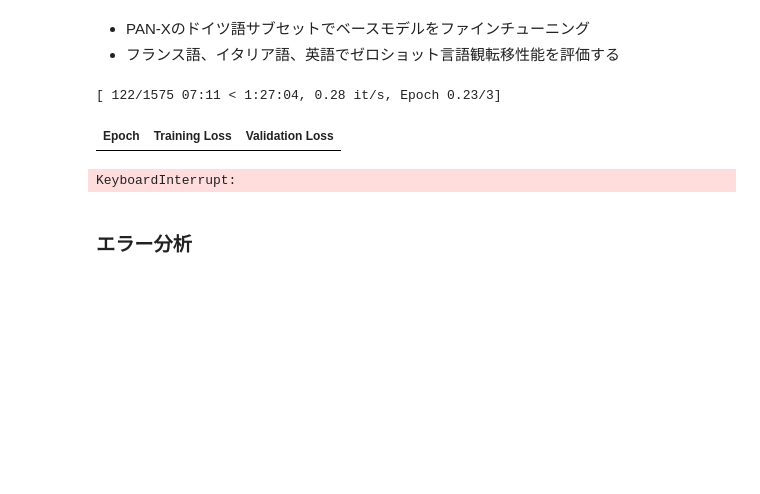
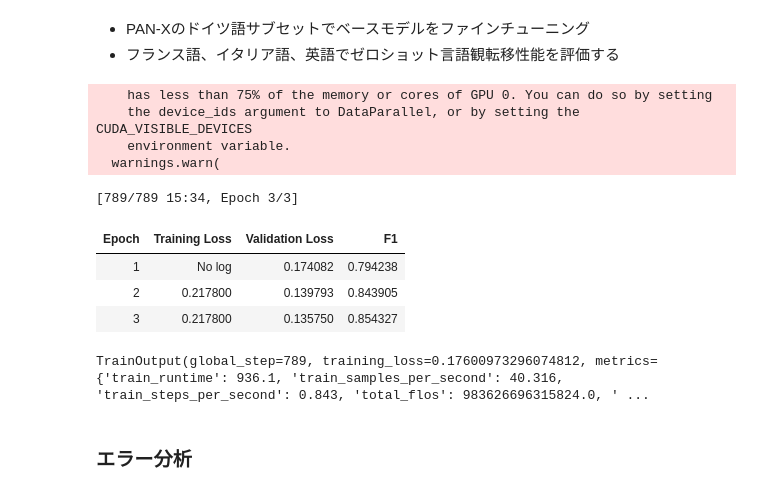
Before and after one commit to inoueshinichi/Book_Transformers, a Jupyter notebook: ch04_ner.ipynb, the cells around one changed output. Saved outputs shown, nothing was run; the diff lists cells and outputs as text; code cells hidden in the pictures; blank space fills up the shorter version.

```diff
--- a/ch04_ner.ipynb
+++ b/ch04_ner.ipynb
@@ -563,14 +625,19 @@ DatasetDict({
 # %%
+# seqevalライブラリの使用例
 from seqeval.metrics import classification_report
 
-y_true = [
+# 固有表現認識のタグ
+y_true: list[list] = [
     ["0", "0", "0", "B-MISC", "I-MISC", "I-MISC", "0"],
     ["B-PER", "I-PER", "0"]
 ]
-y_pred = [
+
+# モデルの予測
+y_pred: list[list] = [
     ["0", "0", "B-MISC", "I-MISC", "I-MISC", "I-MISC", "0"],
     ["B-PER", "I-PER", "0"]
 ]
+
 print(classification_report(y_true, y_pred))
 # %% [output]
               precision    recall  f1-score   support
@@ -621,12 +686,12 @@ training_args = TrainingArguments(
     num_train_epochs=num_epochs,
     per_device_train_batch_size=batch_size,
     per_device_eval_batch_size=batch_size,
-    eval_strategy="epoch",
+    evaluation_strategy="epoch",
     save_steps=1e6,
     weight_decay=0.01,
     disable_tqdm=False,
     logging_steps=logging_steps,
-    push_to_hub=True
+    push_to_hub=False
 )
 # %%
 # Huffing Face Hubにログインしていることを確認
@@ -663,11 +728,18 @@ trainer = Trainer(model_init=model_init,
 # %%
 # 学習ループを実行して、最終的なモデルをHubにプッシュする
 trainer.train()
-trainer.push_to_hub(commit_message="Training completed! by tiny-tank!")
+# trainer.push_to_hub(commit_message="Training completed! by tiny-tank!")
 # %% [output]
-[ 122/1575 07:11 < 1:27:04, 0.28 it/s, Epoch 0.23/3]
+    has less than 75% of the memory or cores of GPU 0. You can do so by setting
+    the device_ids argument to DataParallel, or by setting the CUDA_VISIBLE_DEVICES
+    environment variable.
+  warnings.warn(
+[789/789 15:34, Epoch 3/3]
-| Epoch | Training Loss | Validation Loss |
+| Epoch | Training Loss | Validation Loss | F1 |
+| 1 | No log | 0.174082 | 0.794238 |
+| 2 | 0.217800 | 0.139793 | 0.843905 |
+| 3 | 0.217800 | 0.135750 | 0.854327 |
-KeyboardInterrupt:
+TrainOutput(global_step=789, training_loss=0.17600973296074812, metrics={'train_runtime': 936.1, 'train_samples_per_second': 40.316, 'train_steps_per_second': 0.843, 'total_flos': 983626696315824.0, ' ...
 # %% [markdown]
 ### エラー分析
 # %%
```
Also changed, not shown: parts of 74 cells of this notebook, 1 other file.
